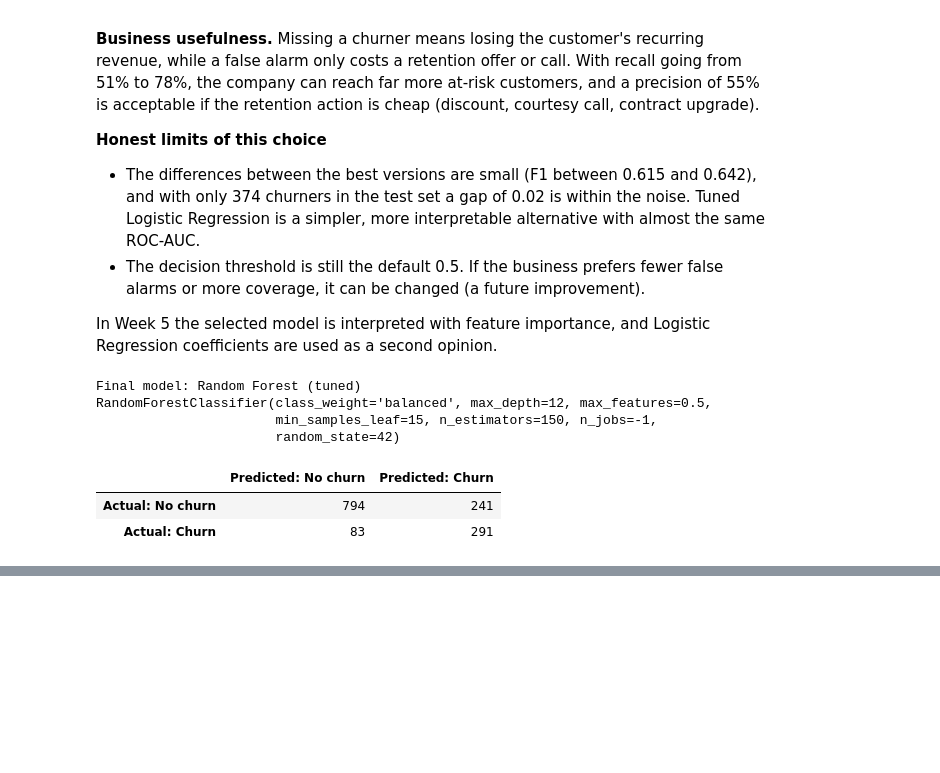
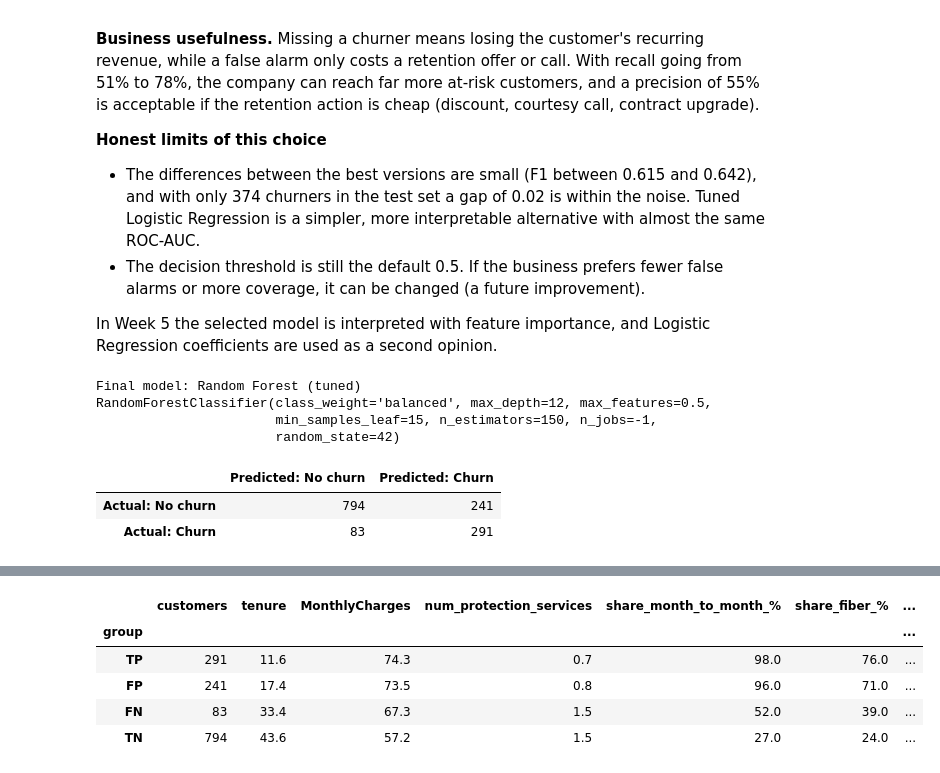
Before and after one commit to Da1vReyes/customer_churn_prediction, a Jupyter notebook: notebooks/customer_churn_analysis.ipynb, the cells around one changed output, grey strips where cells are left out. Drawn from its saved outputs; the diff is of its cells as text; code cells hidden in the pictures; blank space fills up the shorter version.

```diff
--- a/notebooks/customer_churn_analysis.ipynb
+++ b/notebooks/customer_churn_analysis.ipynb
@@ -1105,0 +1205,17 @@ _Next: Week 5, interpretation of the final model, feature importance, error anal
+# %%
+features_test = pd.read_csv(FEATURES_DATA_PATH).loc[X_test.index].copy()
+features_test["group"] = error_groups(y_test, pd.Series(final_pred, index=y_test.index))
+
+profile = features_test.groupby("group")[["tenure", "MonthlyCharges", "num_protection_services"]].mean().round(1)
+profile["share_month_to_month_%"] = features_test.groupby("group")["Contract"].apply(lambda s: (s == "Month-to-month").mean() * 100).round(0)
+profile["share_fiber_%"] = features_test.groupby("group")["InternetService"].apply(lambda s: (s == "Fiber optic").mean() * 100).round(0)
+profile["share_electronic_check_%"] = features_test.groupby("group")["PaymentMethod"].apply(lambda s: (s == "Electronic check").mean() * 100).round(0)
+profile.insert(0, "customers", features_test["group"].value_counts())
+profile.loc[["TP", "FP", "FN", "TN"]]
+# %% [output]
+|  | customers | tenure | MonthlyCharges | num_protection_services | share_month_to_month_% | share_fiber_% | ... |
+| group |  |  |  |  |  |  | ... |
+| TP | 291 | 11.6 | 74.3 | 0.7 | 98.0 | 76.0 | ... |
+| FP | 241 | 17.4 | 73.5 | 0.8 | 96.0 | 71.0 | ... |
+| FN | 83 | 33.4 | 67.3 | 1.5 | 52.0 | 39.0 | ... |
+| TN | 794 | 43.6 | 57.2 | 1.5 | 27.0 | 24.0 | ... |
```
Also changed, not shown: parts of 16 cells of this notebook.
